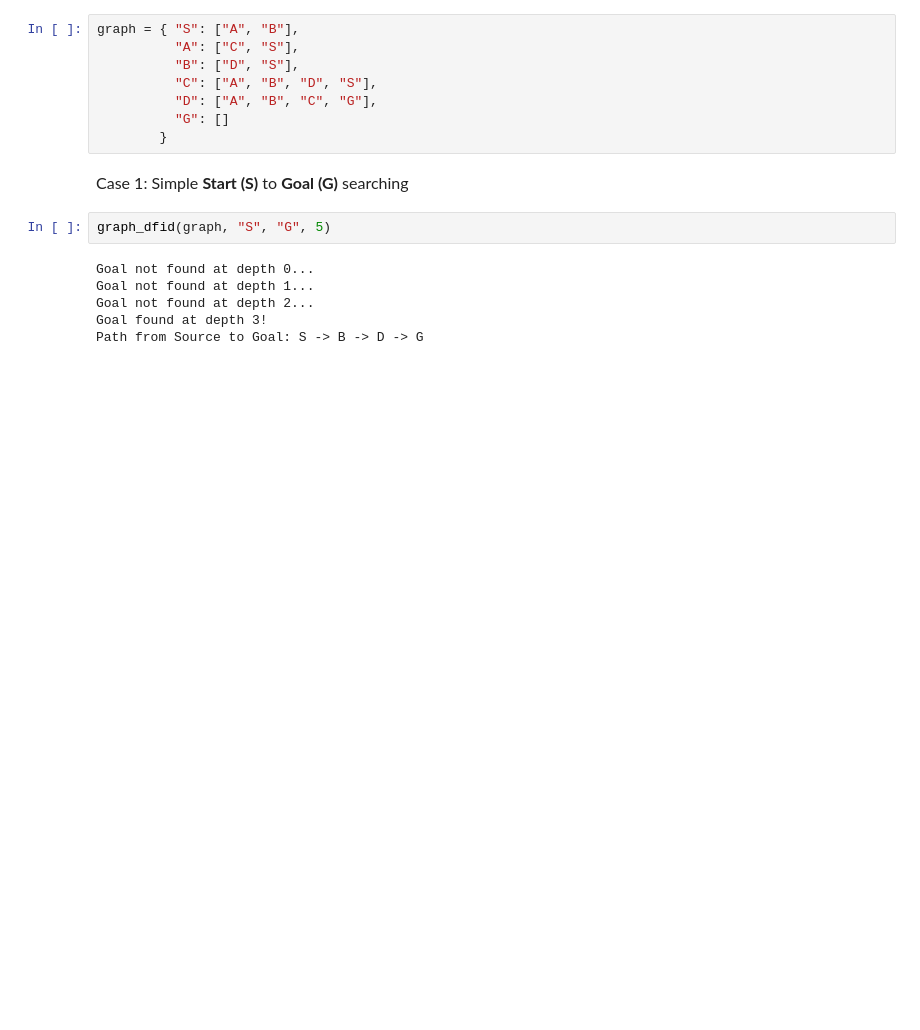
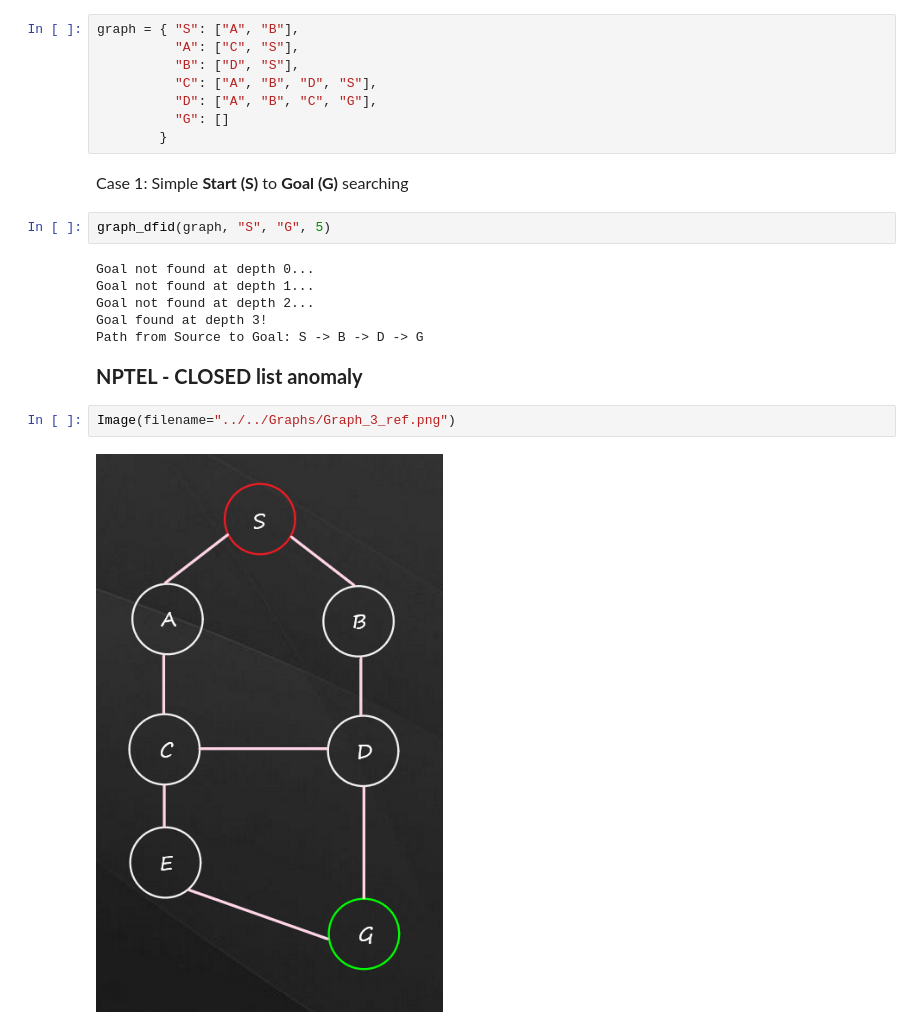
Before and after one commit to Skyoxima/AI_Practice, a Jupyter notebook: Search Algorithms/DFID/Graph_DFID.ipynb, the cells around one changed output. Saved outputs shown, nothing was run; the diff lists cells and outputs as text; blank space fills up the shorter version.

Commit message:
Re-arranged graphs and formatted few md

```diff
--- a/Search Algorithms/DFID/Graph_DFID.ipynb
+++ b/Search Algorithms/DFID/Graph_DFID.ipynb
@@ -143,3 +143,9 @@ Goal not found at depth 1...
 Goal not found at depth 2...
 Goal found at depth 3!
 Path from Source to Goal: S -> B -> D -> G
+# %% [markdown]
+<p style="font-weight: 700; font-size: 20px">NPTEL - CLOSED list anomaly</p>
+# %%
+Image(filename="../../Graphs/Graph_3_ref.png")
+# %% [output]
+[figure, added]
```
Also changed, not shown: parts of 7 cells of this notebook, 4 other files.
